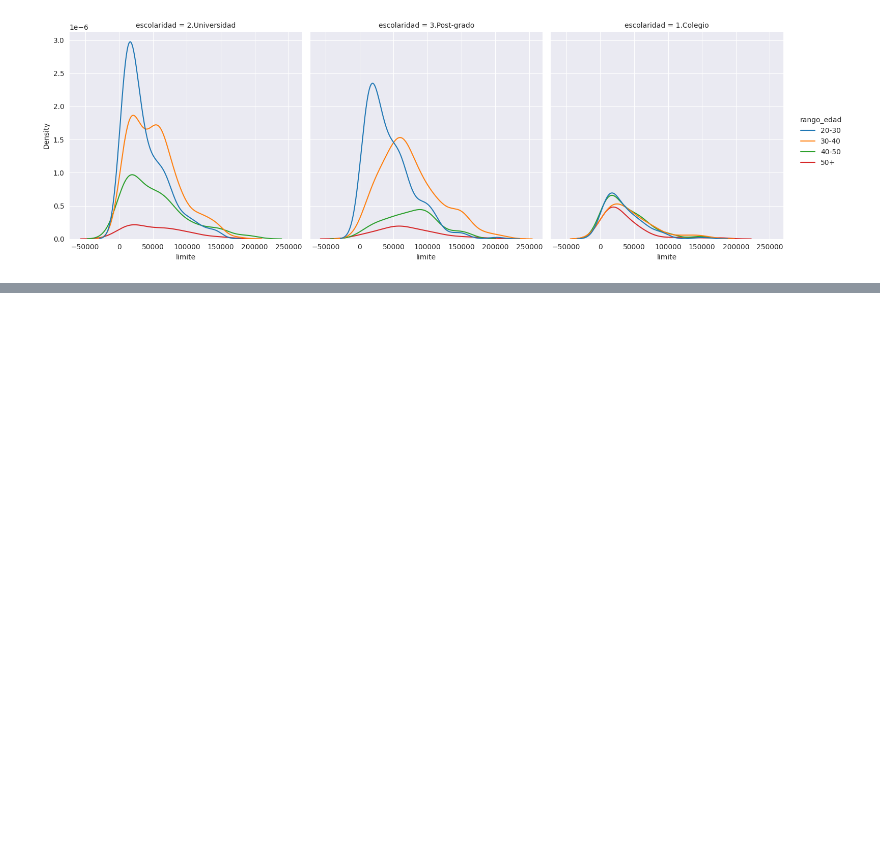
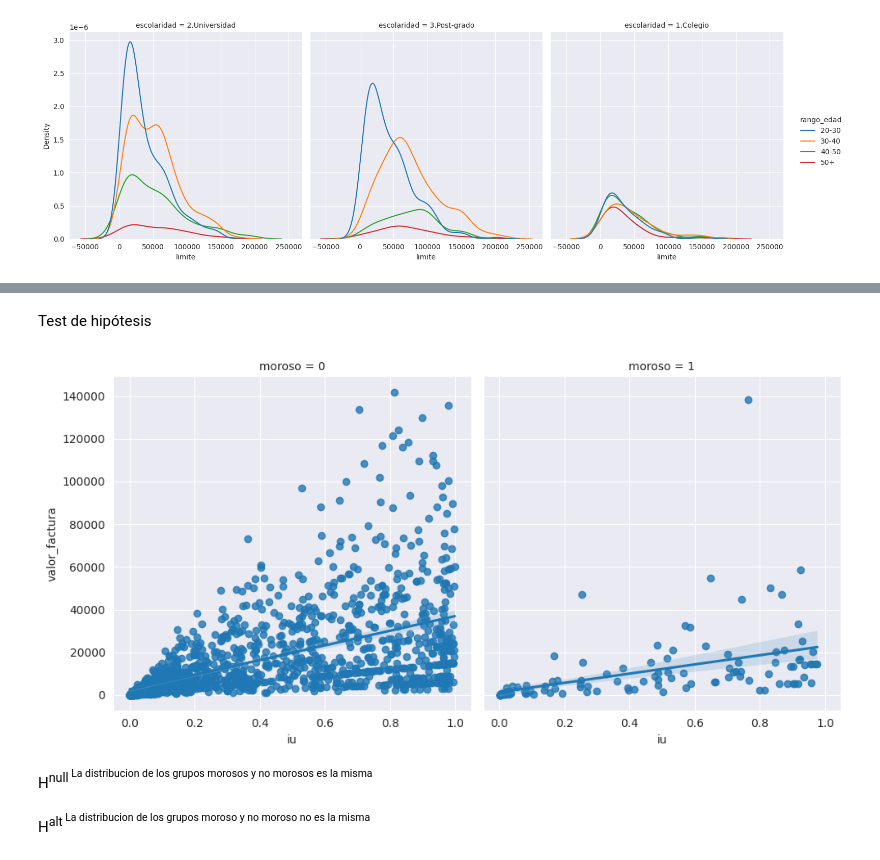
Before and after one commit to Fsalasgit/aluraCurso-Data-Visualization-Explorando_Seaborn, a Jupyter notebook: 01_Importanto_y_traduciendo_variables.ipynb, the cells around one changed output, grey strips where cells are left out. Cells and saved outputs as stored; diff of their text form; code cells hidden in the pictures; blank space fills up the shorter version.

```diff
--- a/01_Importanto_y_traduciendo_variables.ipynb
+++ b/01_Importanto_y_traduciendo_variables.ipynb
@@ -505,0 +533,11 @@ sns.displot(
+# %% [markdown]
+Test de hipótesis
+# %%
+sns.lmplot(
+    data= tarjetas,
+    x= 'iu',
+    y = 'valor_factura',
+    col = 'moroso'
+);
+# %% [output]
+[figure, added]
@@ -505,0 +546,6 @@ sns.displot(
+# %% [markdown]
+H<sup>null<sup>
+La distribucion de los grupos morosos y no morosos es la misma
+# %% [markdown]
+H<sup>alt<sup>
+La distribucion de los grupos moroso y no moroso no es la misma
```
Also changed, not shown: parts of 22 cells of this notebook.
